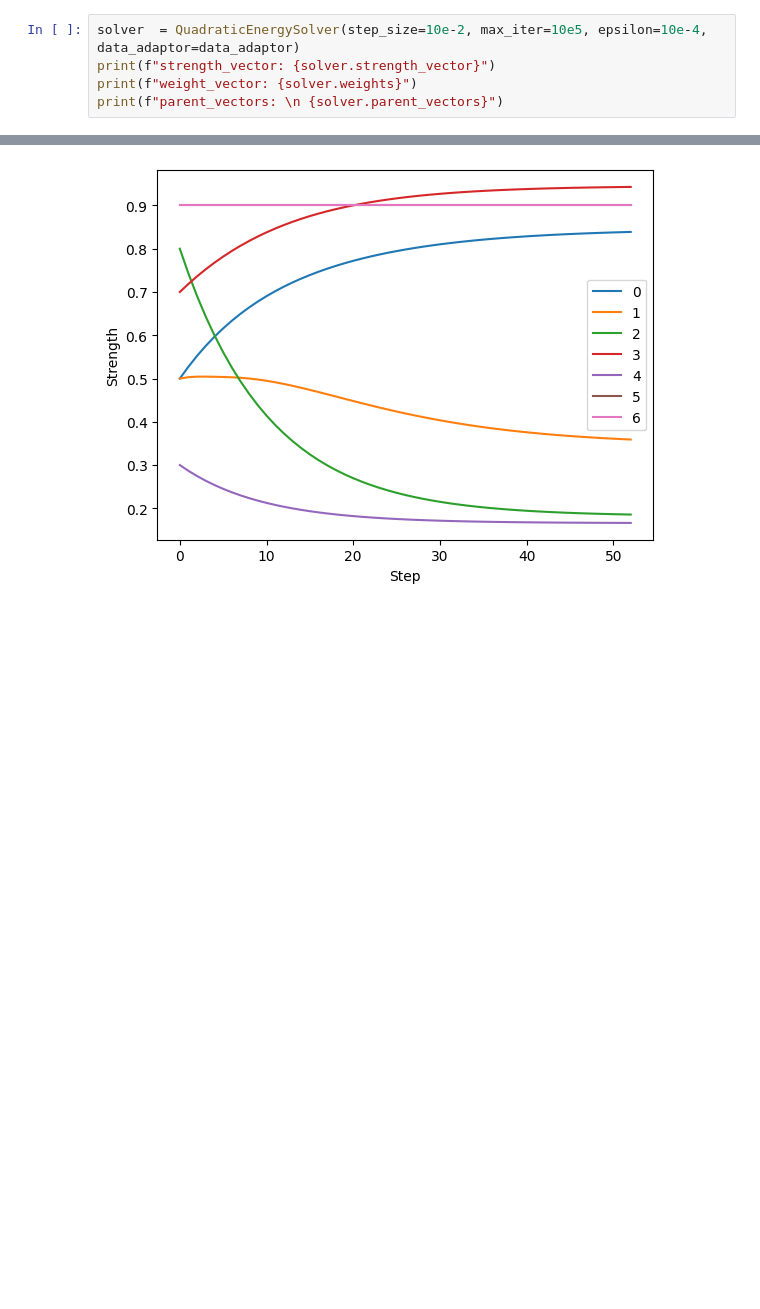
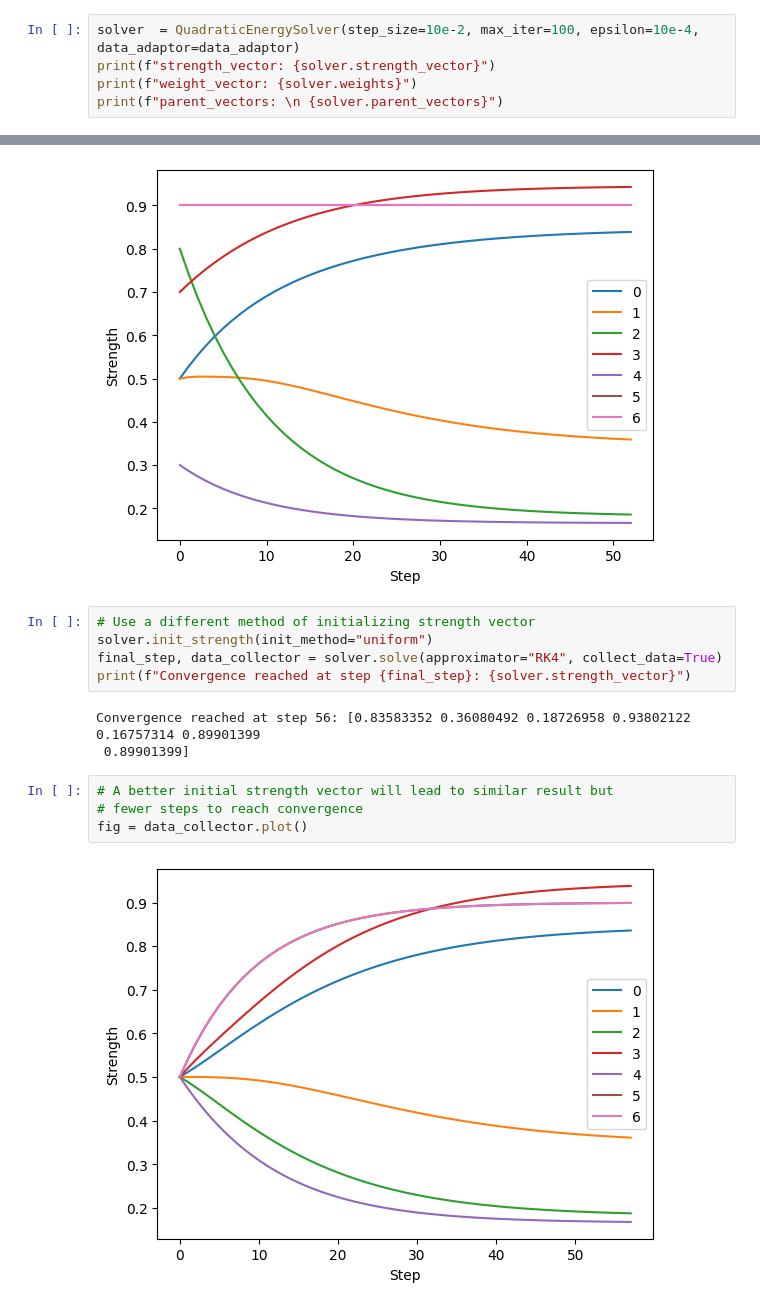
Before and after one commit to EyeofBeholder-NLeSC/orange3-argument, a Jupyter notebook: notebooks/demo_solver.ipynb, the cells around one changed output, grey strips where cells are left out. Saved outputs shown, nothing was run; the diff lists cells and outputs as text; blank space fills up the shorter version.

Commit message:
Refactor solve method; add init_strength method.

```diff
--- a/notebooks/demo_solver.ipynb
+++ b/notebooks/demo_solver.ipynb
@@ -35,7 +35,7 @@ parent_vectors:
  [ 0.  0.  0.  0.  0.  0.  0.]
  [ 0.  0.  0.  0.  0.  0.  0.]]
 # %%
-solver  = QuadraticEnergySolver(step_size=10e-2, max_iter=10e5, epsilon=10e-4, data_adaptor=data_adaptor)
+solver  = QuadraticEnergySolver(step_size=10e-2, max_iter=100, epsilon=10e-4, data_adaptor=data_adaptor)
 print(f"strength_vector: {solver.strength_vector}")
 print(f"weight_vector: {solver.weights}")
 print(f"parent_vectors: \n {solver.parent_vectors}")
@@ -62,3 +63,17 @@ Convergence reached at step 51: [0.83879517 0.35903012 0.18565675 0.94283093 0.1
 fig = data_collector.plot()
 # %% [output]
 [figure]
+# %%
+# Use a different method of initializing strength vector
+solver.init_strength(init_method="uniform")
+final_step, data_collector = solver.solve(approximator="RK4", collect_data=True)
+print(f"Convergence reached at step {final_step}: {solver.strength_vector}")
+# %% [output]
+Convergence reached at step 56: [0.83583352 0.36080492 0.18726958 0.93802122 0.16757314 0.89901399
+ 0.89901399]
+# %%
+# A better initial strength vector will lead to similar result but
+# fewer steps to reach convergence
+fig = data_collector.plot()
+# %% [output]
+[figure, added]
```
Also changed, not shown: parts of 1 cell of this notebook, 1 other file.
